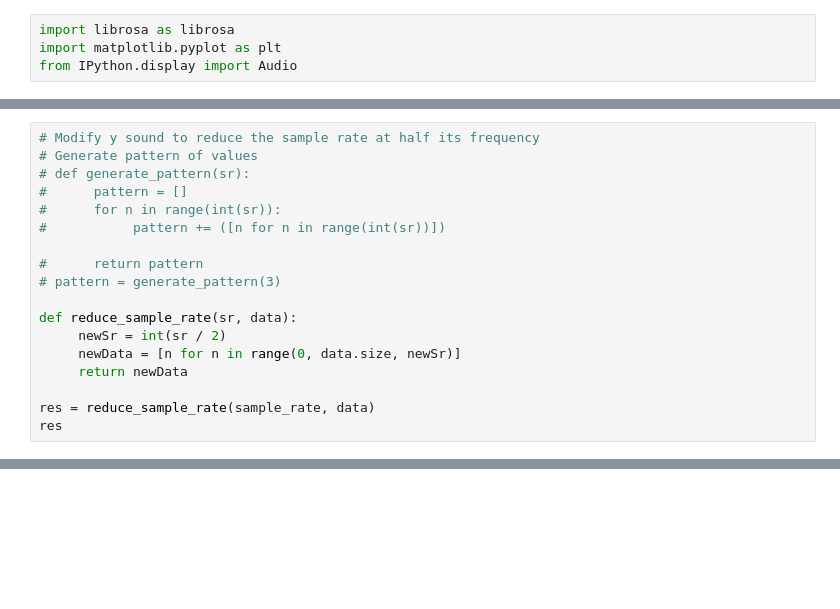
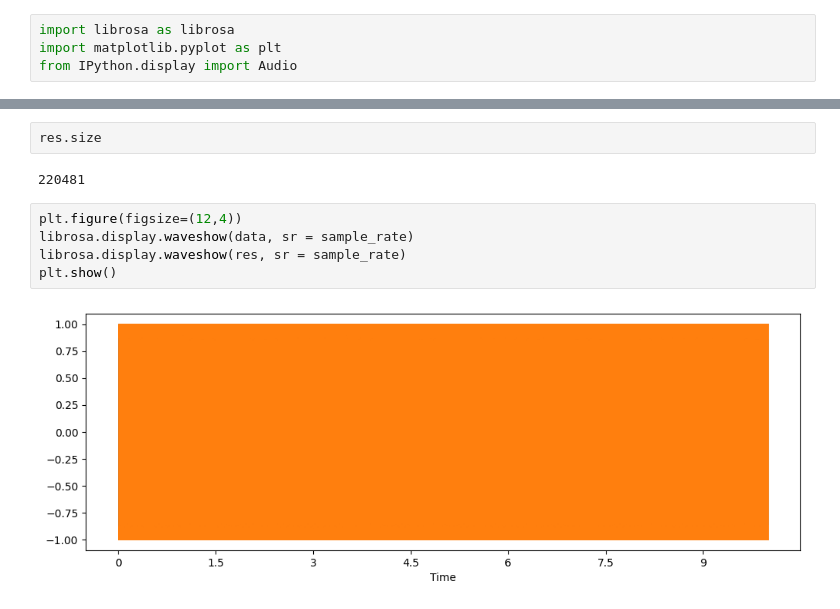
Before and after one commit to feraranas/Concentracion-Inteligencia-Artificial, a Jupyter notebook: NLP/Clase16Agosto.ipynb, the cells around one changed output, grey strips where cells are left out. Cells and saved outputs as stored; diff of their text form; blank space fills up the shorter version.

```diff
--- a/NLP/Clase16Agosto.ipynb
+++ b/NLP/Clase16Agosto.ipynb
@@ -22,18 +32,0 @@ Audio(data=y, rate=22000)
-# %%
-# Modify y sound to reduce the sample rate at half its frequency
-# Generate pattern of values
-# def generate_pattern(sr):
-#      pattern = []
-#      for n in range(int(sr)):
-#           pattern += ([n for n in range(int(sr))])
-
-#      return pattern
-# pattern = generate_pattern(3)
-
-def reduce_sample_rate(sr, data):
-     newSr = int(sr / 2)
-     newData = [n for n in range(0, data.size, newSr)]
-     return newData
-
-res = reduce_sample_rate(sample_rate, data)
-res
@@ -60,0 +78,11 @@ res
+# %%
+res.size
+# %% [output]
+220481
+# %%
+plt.figure(figsize=(12,4))
+librosa.display.waveshow(data, sr = sample_rate)
+librosa.display.waveshow(res, sr = sample_rate)
+plt.show()
+# %% [output]
+[figure, added]
```
Also changed, not shown: parts of 7 cells of this notebook, 15 other files.
